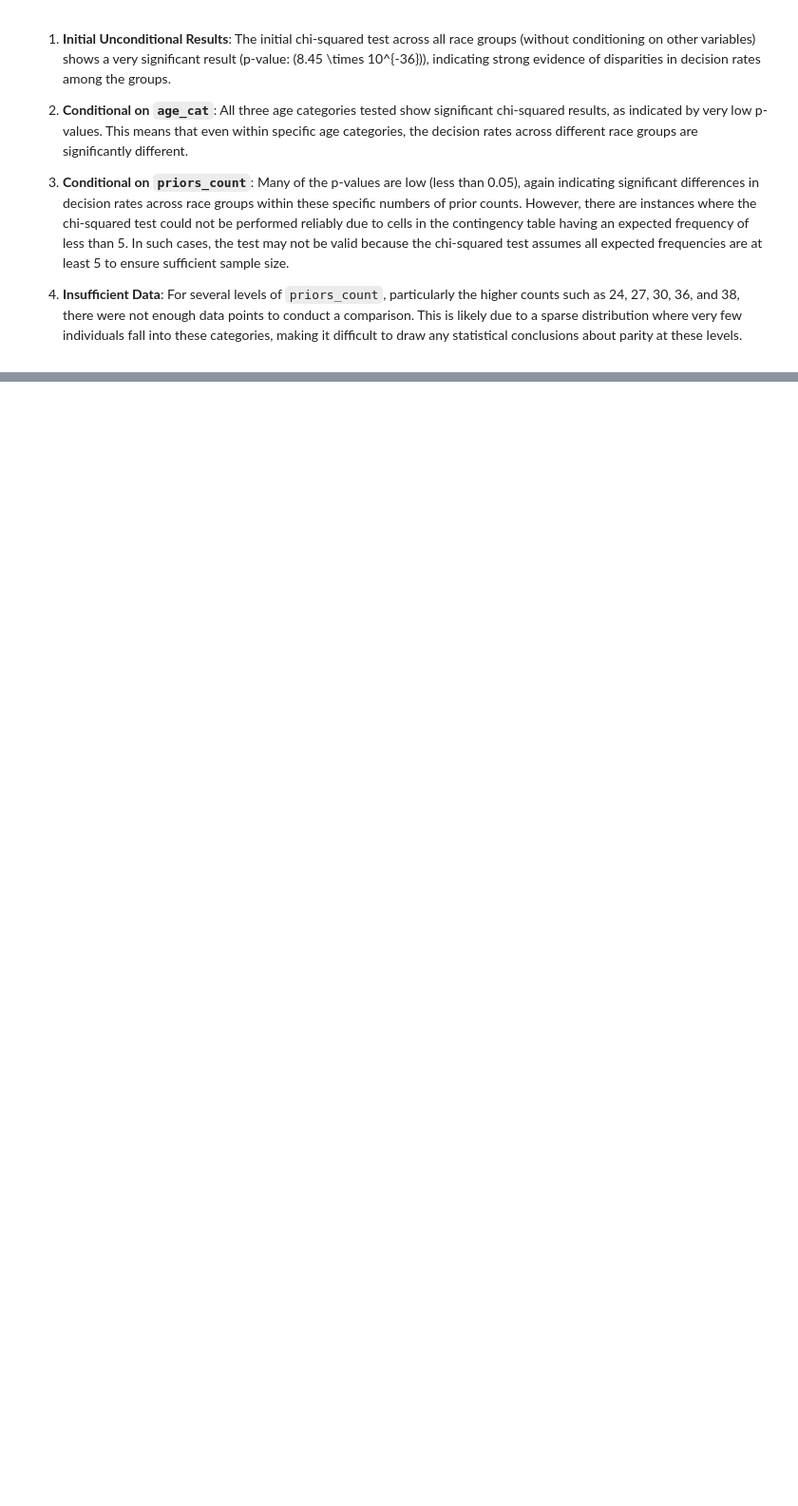
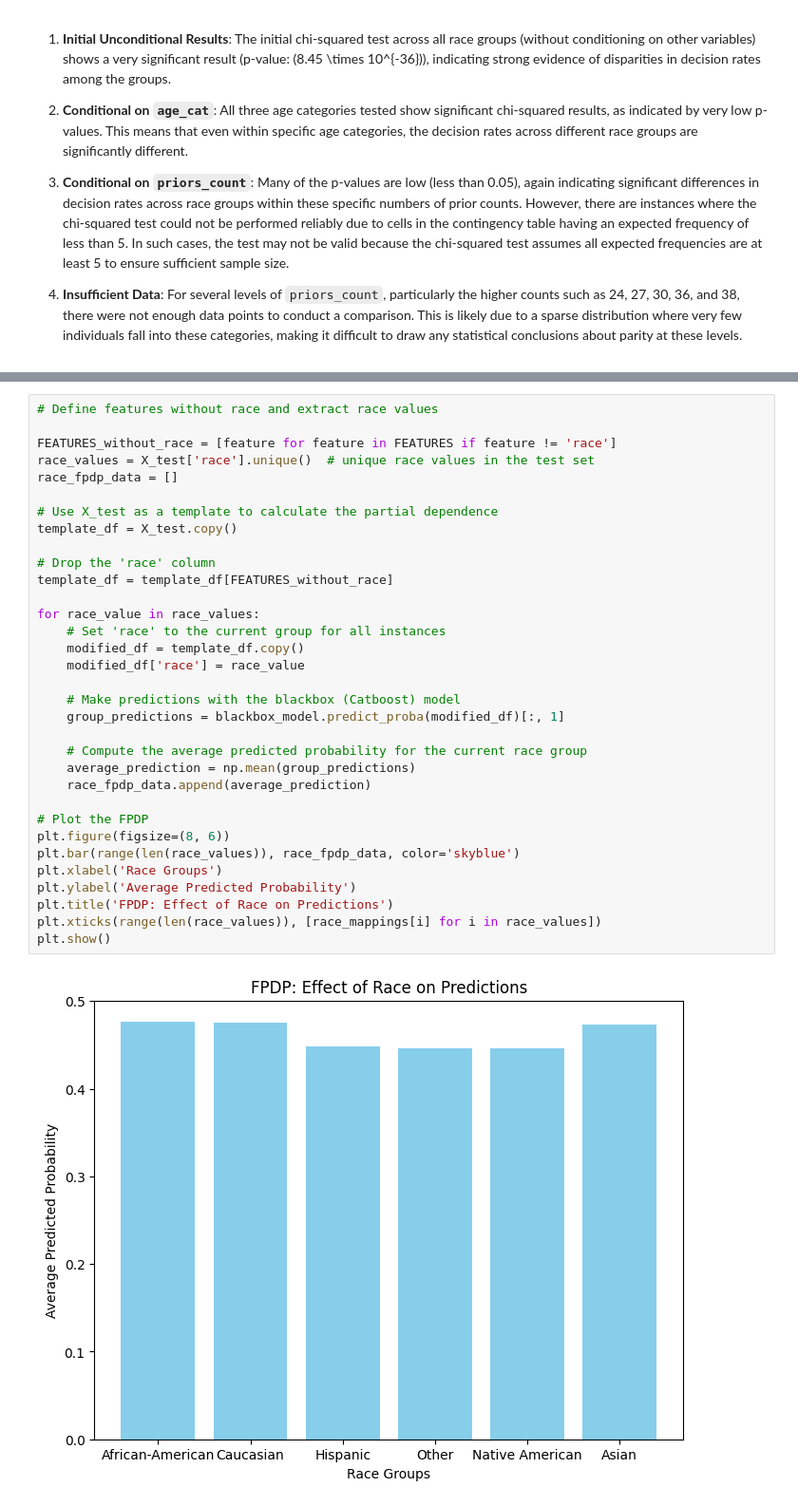
Before and after one commit to Guillaume-ds/algo_fairness, a Jupyter notebook: notebooks/3_model_analysis.ipynb, the cells around one changed output, grey strips where cells are left out. Shown: that part at 95% size. Drawn from its saved outputs; the diff is of its cells as text; blank space fills up the shorter version.

Commit message:
Update 3_model_analysis.ipynb
Step 9 added to model_analysis

```diff
--- a/notebooks/3_model_analysis.ipynb
+++ b/notebooks/3_model_analysis.ipynb
@@ -211,0 +219,35 @@ plt.show()
+# %%
+# Define features without race and extract race values
+
+FEATURES_without_race = [feature for feature in FEATURES if feature != 'race']
+race_values = X_test['race'].unique()  # unique race values in the test set
+race_fpdp_data = []
+
+# Use X_test as a template to calculate the partial dependence
+template_df = X_test.copy()
+
+# Drop the 'race' column
+template_df = template_df[FEATURES_without_race]
+
+for race_value in race_values:
+    # Set 'race' to the current group for all instances
+    modified_df = template_df.copy()
+    modified_df['race'] = race_value
+
+    # Make predictions with the blackbox (Catboost) model
+    group_predictions = blackbox_model.predict_proba(modified_df)[:, 1]
+
+    # Compute the average predicted probability for the current race group
+    average_prediction = np.mean(group_predictions)
+    race_fpdp_data.append(average_prediction)
+
+# Plot the FPDP
+plt.figure(figsize=(8, 6))
+plt.bar(range(len(race_values)), race_fpdp_data, color='skyblue')
+plt.xlabel('Race Groups')
+plt.ylabel('Average Predicted Probability')
+plt.title('FPDP: Effect of Race on Predictions')
+plt.xticks(range(len(race_values)), [race_mappings[i] for i in race_values])
+plt.show()
+# %% [output]
+[figure, added]
```
Also changed, not shown: parts of 3 cells of this notebook.
